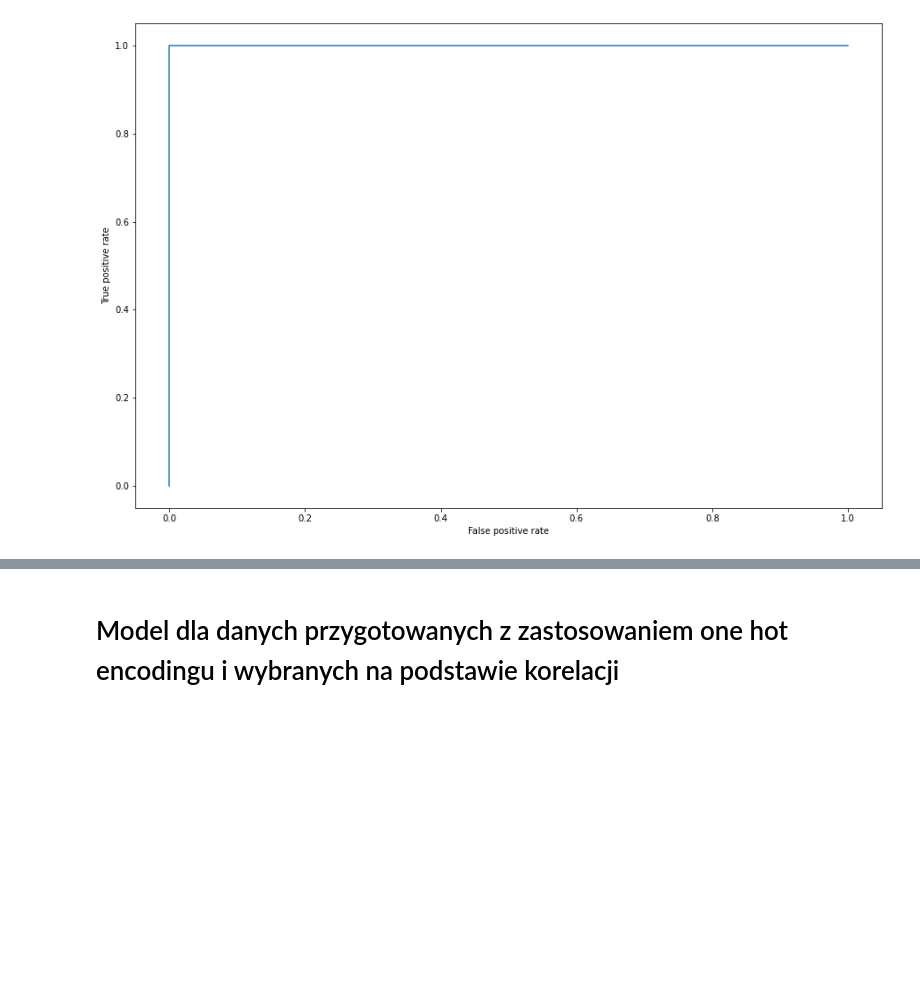
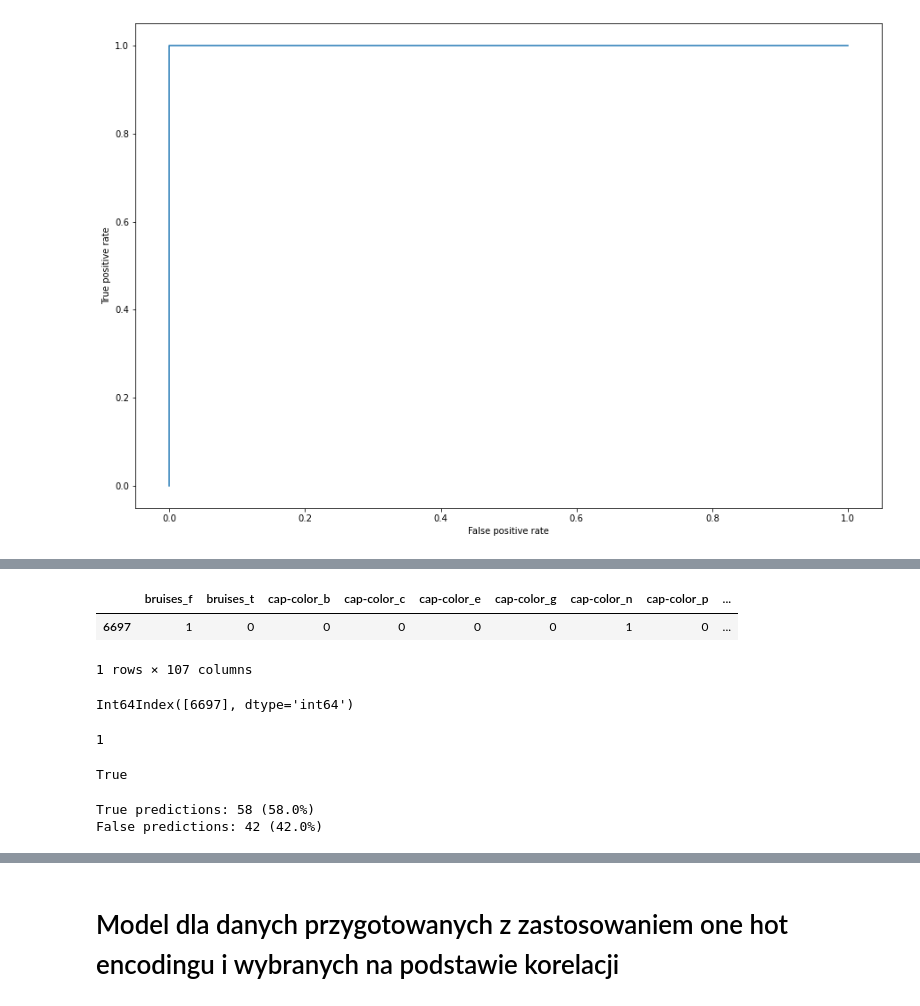
Before and after one commit to jwnuk/data-science-bootcamp, a Jupyter notebook: 3-projekt-ml/xgboost/xgboost.ipynb, the cells around one changed output, grey strips where cells are left out. Cells and saved outputs as stored; diff of their text form; code cells hidden in the pictures; blank space fills up the shorter version.

```diff
--- a/3-projekt-ml/xgboost/xgboost.ipynb
+++ b/3-projekt-ml/xgboost/xgboost.ipynb
@@ -69,0 +90,20 @@ xgb.plot_importance(model, ax=ax)
+# %%
+s_test = X_test.sample()
+s_test
+# %% [output]
+|  | bruises_f | bruises_t | cap-color_b | cap-color_c | cap-color_e | cap-color_g | cap-color_n | cap-color_p | ... |
+| 6697 | 1 | 0 | 0 | 0 | 0 | 0 | 1 | 0 | ... |
+1 rows × 107 columns
+# %%
+s_test.index[:]
+# %% [output]
+Int64Index([6697], dtype='int64')
+# %%
+prediction = int(model.predict(s_test))
+prediction
+# %% [output]
+1
+# %%
+shroom_check(s_test, prediction, df_ohe_var)
+# %% [output]
+True
@@ -69,0 +137,5 @@ xgb.plot_importance(model, ax=ax)
+# %%
+test_prediction(100, df_ohe_var, model)
+# %% [output]
+True predictions: 58 (58.0%)
+False predictions: 42 (42.0%)
```
Also changed, not shown: parts of 11 cells of this notebook, 1 other file.
